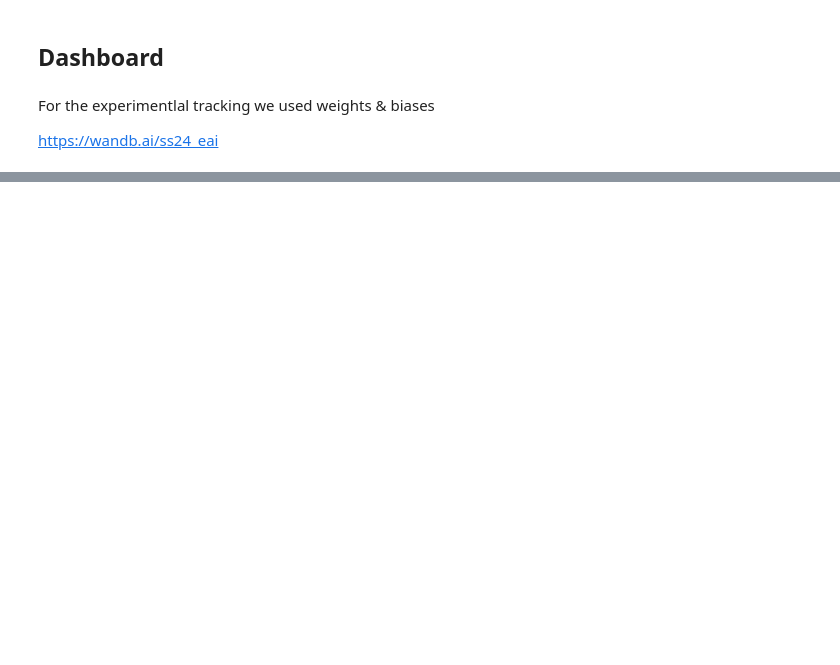
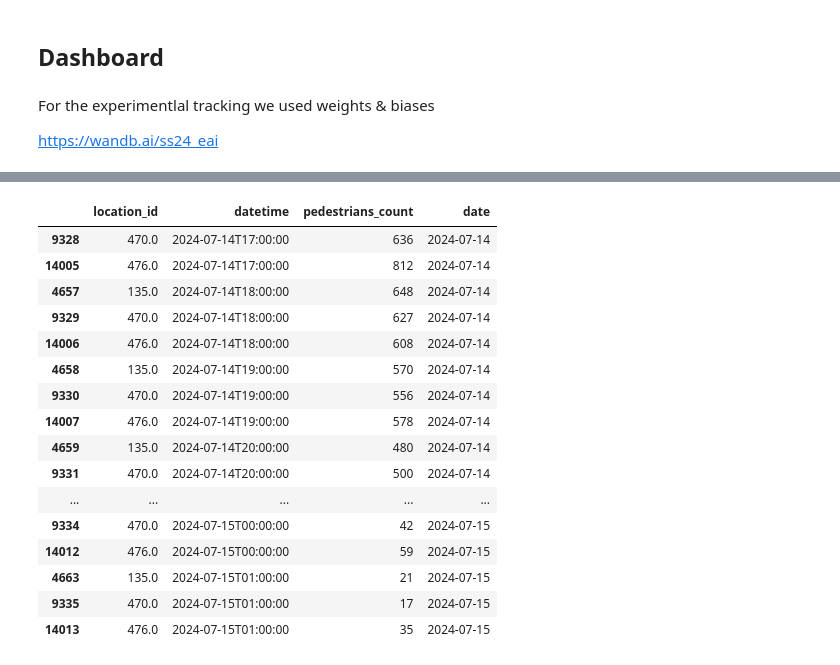
Before and after one commit to Katja19/EAI-SS24-finalProject, a Jupyter notebook: main.ipynb, the cells around one changed output, grey strips where cells are left out. Cells and saved outputs as stored; diff of their text form; code cells hidden in the pictures; blank space fills up the shorter version.

```diff
--- a/main.ipynb
+++ b/main.ipynb
@@ -246,0 +243,13 @@ UnboundLocalError: cannot access local variable 'pipeline' where it is not assoc
+# %%
+# get the data for the plot from the database
+import sqlite3
+
+# connect to the database
+conn = sqlite3.connect('data.db')
+
+# get the data from the database
+wue_data = pd.read_sql('SELECT location_id, pedestrians_count, timestamp FROM data ORDER BY timestamp', conn)
+wue_data['date'] = wue_data['timestamp'].str.extract(r'(\d{4}-\d{2}-\d{2})')
+wue_data['datetime'] = wue_data['timestamp'].str.split('+').str[0]
+
+conn.close()
@@ -246,0 +265,23 @@ UnboundLocalError: cannot access local variable 'pipeline' where it is not assoc
+# %%
+wue_data_agg = wue_data.groupby(['location_id', 'datetime']).agg({'pedestrians_count': 'sum'}).reset_index()
+wue_data_agg = wue_data_agg.merge(wue_data[['location_id', 'datetime', 'date']], on=['location_id', 'datetime'], how='left')
+wue_data_agg.sort_values(by=['datetime', 'location_id'], inplace=True)
+wue_data_agg.tail(24)
+# %% [output]
+|  | location_id | datetime | pedestrians_count | date |
+| 9328 | 470.0 | 2024-07-14T17:00:00 | 636 | 2024-07-14 |
+| 14005 | 476.0 | 2024-07-14T17:00:00 | 812 | 2024-07-14 |
+| 4657 | 135.0 | 2024-07-14T18:00:00 | 648 | 2024-07-14 |
+| 9329 | 470.0 | 2024-07-14T18:00:00 | 627 | 2024-07-14 |
+| 14006 | 476.0 | 2024-07-14T18:00:00 | 608 | 2024-07-14 |
+| 4658 | 135.0 | 2024-07-14T19:00:00 | 570 | 2024-07-14 |
+| 9330 | 470.0 | 2024-07-14T19:00:00 | 556 | 2024-07-14 |
+| 14007 | 476.0 | 2024-07-14T19:00:00 | 578 | 2024-07-14 |
+| 4659 | 135.0 | 2024-07-14T20:00:00 | 480 | 2024-07-14 |
+| 9331 | 470.0 | 2024-07-14T20:00:00 | 500 | 2024-07-14 |
+| ... | ... | ... | ... | ... |
+| 9334 | 470.0 | 2024-07-15T00:00:00 | 42 | 2024-07-15 |
+| 14012 | 476.0 | 2024-07-15T00:00:00 | 59 | 2024-07-15 |
+| 4663 | 135.0 | 2024-07-15T01:00:00 | 21 | 2024-07-15 |
+| 9335 | 470.0 | 2024-07-15T01:00:00 | 17 | 2024-07-15 |
+| 14013 | 476.0 | 2024-07-15T01:00:00 | 35 | 2024-07-15 |
```
Also changed, not shown: parts of 14 cells of this notebook, 2 other files.
